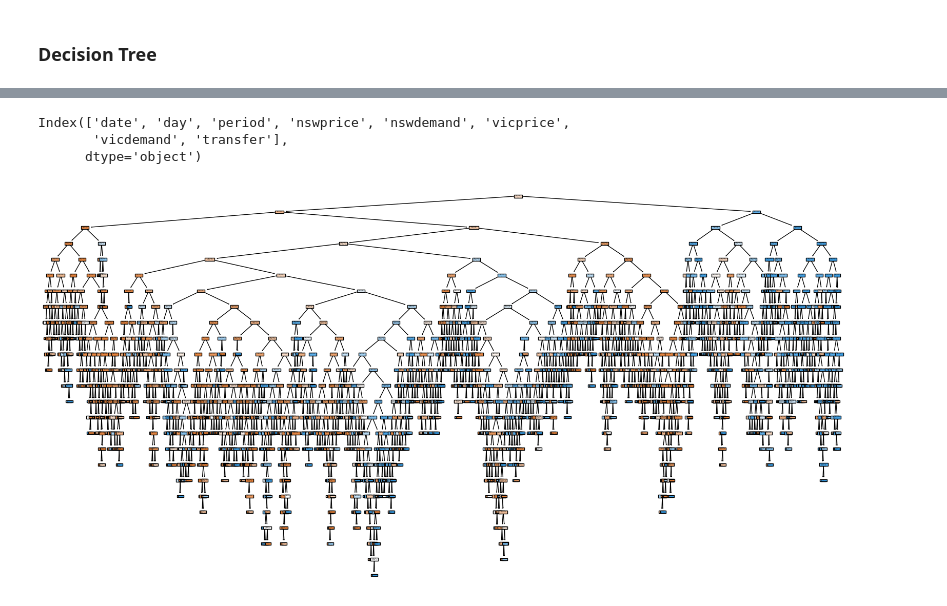
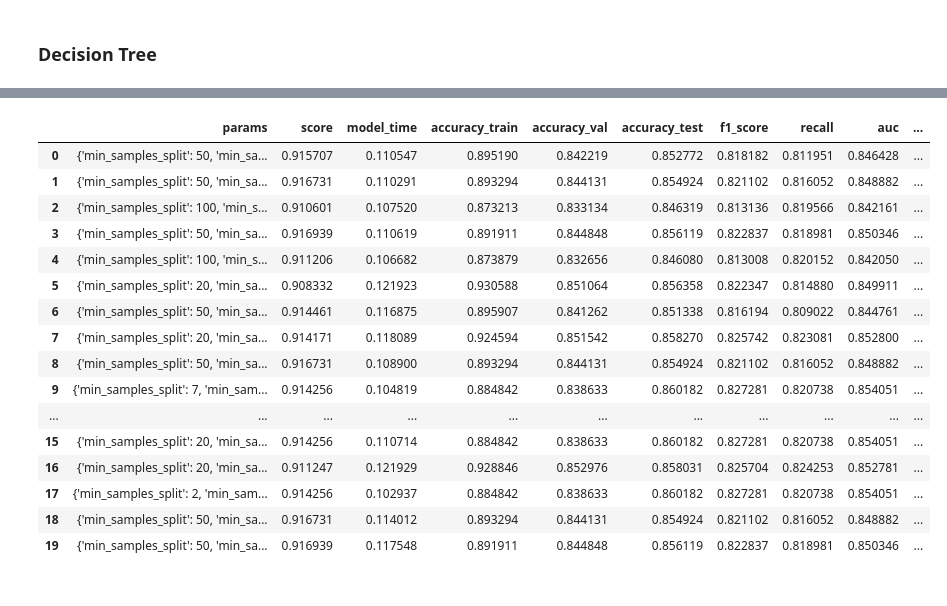
Before and after one commit to GuilhermeMaciel75/SI5-ELEC2, a Jupyter notebook: notebooks/04-Variacao_Parametrica/decision_tree.ipynb, the cells around one changed output, grey strips where cells are left out. Cells and saved outputs as stored; diff of their text form; code cells hidden in the pictures.

```diff
--- a/notebooks/04-Variacao_Parametrica/decision_tree.ipynb
+++ b/notebooks/04-Variacao_Parametrica/decision_tree.ipynb
@@ -154,15 +62,24 @@ X_test
-# %%
-X_train.columns
-# %% [output]
-Index(['date', 'day', 'period', 'nswprice', 'nswdemand', 'vicprice',
-       'vicdemand', 'transfer'],
-      dtype='object')
-# %%
-import matplotlib.pyplot as plt
-from sklearn.tree import plot_tree
-
-plt.figure(figsize=(20, 10))  # Ajuste o tamanho da figura conforme necessário
-plot_tree(model_dt, filled=True, feature_names=X_train.columns) #feature_names é o nome das colunas de atributos
-plt.show()
-# %% [output]
-[figure, removed]
+# %%
+result, model, cv, loss, all_cv = runner.search_paramsv2(dt, param_distributions_dt, 'decision_tree',
+                              [X_train, Y_train, X_val, Y_val, X_test, Y_test], n_iter=100)
+
+df=pd.DataFrame((result.values()))
+df
+# %% [output]
+|  | params | score | model_time | accuracy_train | accuracy_val | accuracy_test | f1_score | recall | auc | ... |
+| 0 | {'min_samples_split': 50, 'min_sa... | 0.915707 | 0.110547 | 0.895190 | 0.842219 | 0.852772 | 0.818182 | 0.811951 | 0.846428 | ... |
+| 1 | {'min_samples_split': 50, 'min_sa... | 0.916731 | 0.110291 | 0.893294 | 0.844131 | 0.854924 | 0.821102 | 0.816052 | 0.848882 | ... |
+| 2 | {'min_samples_split': 100, 'min_s... | 0.910601 | 0.107520 | 0.873213 | 0.833134 | 0.846319 | 0.813136 | 0.819566 | 0.842161 | ... |
+| 3 | {'min_samples_split': 50, 'min_sa... | 0.916939 | 0.110619 | 0.891911 | 0.844848 | 0.856119 | 0.822837 | 0.818981 | 0.850346 | ... |
+| 4 | {'min_samples_split': 100, 'min_s... | 0.911206 | 0.106682 | 0.873879 | 0.832656 | 0.846080 | 0.813008 | 0.820152 | 0.842050 | ... |
+| 5 | {'min_samples_split': 20, 'min_sa... | 0.908332 | 0.121923 | 0.930588 | 0.851064 | 0.856358 | 0.822347 | 0.814880 | 0.849911 | ... |
+| 6 | {'min_samples_split': 50, 'min_sa... | 0.914461 | 0.116875 | 0.895907 | 0.841262 | 0.851338 | 0.816194 | 0.809022 | 0.844761 | ... |
+| 7 | {'min_samples_split': 20, 'min_sa... | 0.914171 | 0.118089 | 0.924594 | 0.851542 | 0.858270 | 0.825742 | 0.823081 | 0.852800 | ... |
+| 8 | {'min_samples_split': 50, 'min_sa... | 0.916731 | 0.108900 | 0.893294 | 0.844131 | 0.854924 | 0.821102 | 0.816052 | 0.848882 | ... |
+| 9 | {'min_samples_split': 7, 'min_sam... | 0.914256 | 0.104819 | 0.884842 | 0.838633 | 0.860182 | 0.827281 | 0.820738 | 0.854051 | ... |
+| ... | ... | ... | ... | ... | ... | ... | ... | ... | ... | ... |
+| 15 | {'min_samples_split': 20, 'min_sa... | 0.914256 | 0.110714 | 0.884842 | 0.838633 | 0.860182 | 0.827281 | 0.820738 | 0.854051 | ... |
+| 16 | {'min_samples_split': 20, 'min_sa... | 0.911247 | 0.121929 | 0.928846 | 0.852976 | 0.858031 | 0.825704 | 0.824253 | 0.852781 | ... |
+| 17 | {'min_samples_split': 2, 'min_sam... | 0.914256 | 0.102937 | 0.884842 | 0.838633 | 0.860182 | 0.827281 | 0.820738 | 0.854051 | ... |
+| 18 | {'min_samples_split': 50, 'min_sa... | 0.916731 | 0.114012 | 0.893294 | 0.844131 | 0.854924 | 0.821102 | 0.816052 | 0.848882 | ... |
+| 19 | {'min_samples_split': 50, 'min_sa... | 0.916939 | 0.117548 | 0.891911 | 0.844848 | 0.856119 | 0.822837 | 0.818981 | 0.850346 | ... |
```
Also changed, not shown: parts of 9 cells of this notebook, 4 other files.
